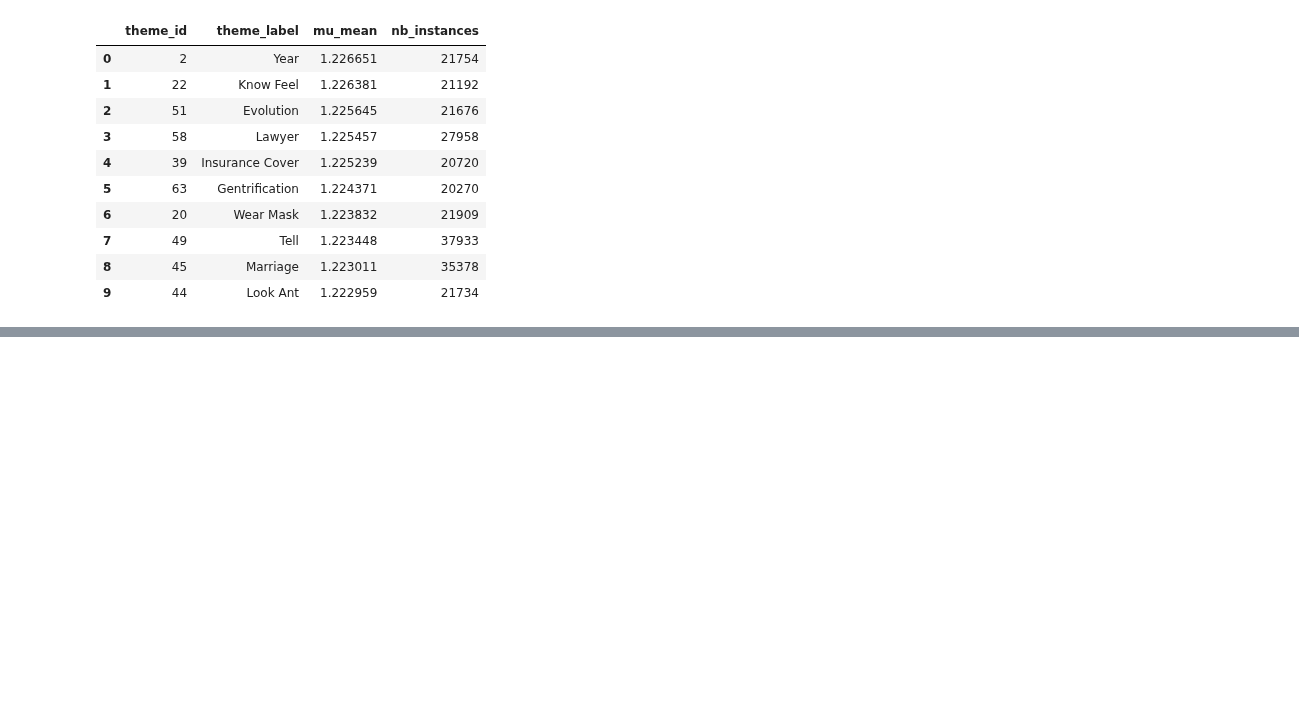
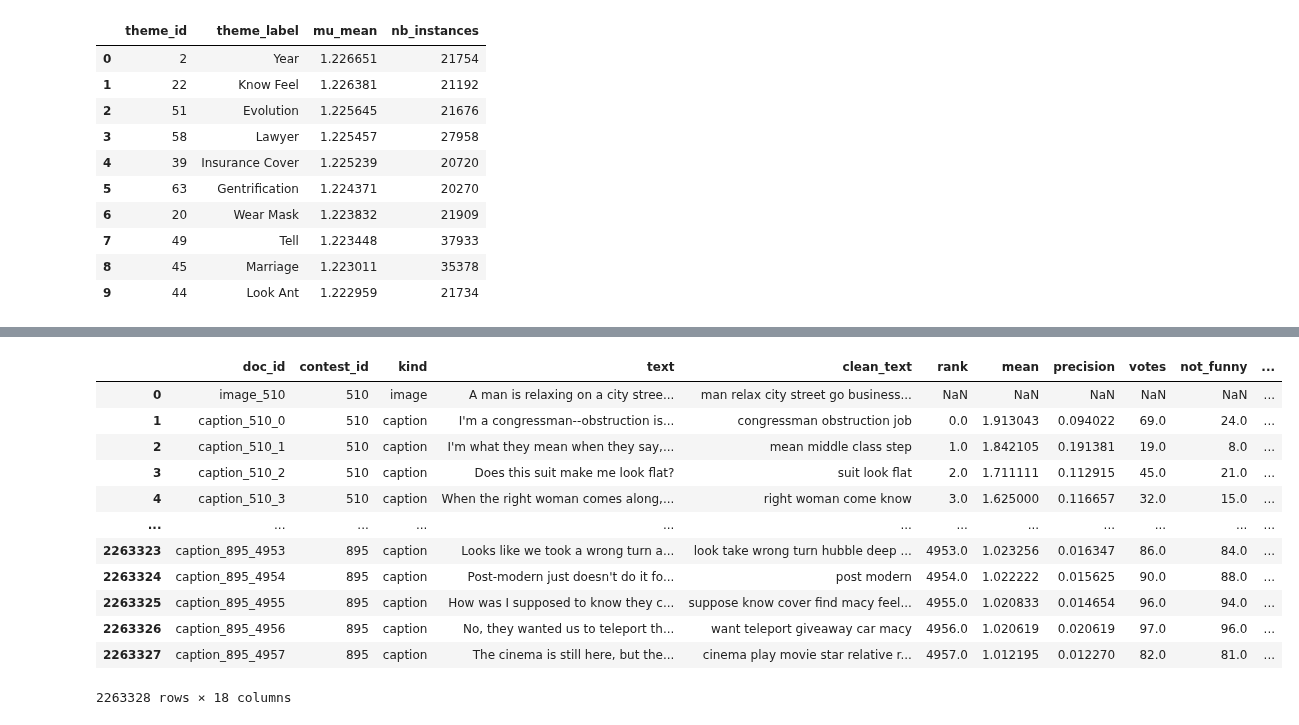
Before and after one commit to epfl-ada/ada-2025-project-json-derulo, a Jupyter notebook: src/Mariem/Themes_time.ipynb, the cells around one changed output, grey strips where cells are left out. Drawn from its saved outputs; the diff is of its cells as text; code cells hidden in the pictures; blank space fills up the shorter version.

```diff
--- a/src/Mariem/Themes_time.ipynb
+++ b/src/Mariem/Themes_time.ipynb
@@ -104,0 +93,41 @@ docs_with_year[['contest_id', 'contest_day_publish', 'contest_year']].head(10)
+# %%
+import pandas as pd
+from datetime import datetime, timedelta
+
+docs_with_themes = pd.read_csv(DOC_THEMES_DIR)
+llm_df = pd.read_csv(Themes_aug_DIR)
+
+# make sure contest_id is numeric
+docs_with_themes["contest_id"] = docs_with_themes["contest_id"].astype(int)
+
+base_publish = datetime.strptime("2016.02.22", "%Y.%m.%d")
+
+# publish date from weekly schedule
+docs_with_themes["contest_day_publish"] = docs_with_themes["contest_id"].apply(
+    lambda cid: base_publish + timedelta(days=(cid - 510) * 7)
+)
+
+# year column
+docs_with_themes["contest_publish_year"] = docs_with_themes["contest_day_publish"].dt.year
+
+# quick sanity check
+print(docs_with_themes[["contest_id", "contest_day_publish", "contest_publish_year"]]
+      .drop_duplicates()
+      .sort_values("contest_id")
+      .head(10))
+
+
+# Build mapping theme_id -> label
+llm_map = dict(zip(llm_df["caption_id"].astype(int), llm_df["gen_label"]))
+
+# Ensure theme_id is int
+docs_with_themes["theme_id"] = docs_with_themes["theme_id"].astype(int)
+
+# Add Ollama label column
+docs_with_themes["theme_label_llm"] = docs_with_themes["theme_id"].map(llm_map).fillna("Unknown").str.title()
+
+# Quick check
+print(docs_with_themes[["theme_id", "theme_label_llm"]].drop_duplicates().head(10))
+
+# save (optional)
+#docs_with_themes.to_csv(DOC_THEMES_DIR, index=False)
@@ -104,0 +152,16 @@ docs_with_year[['contest_id', 'contest_day_publish', 'contest_year']].head(10)
+# %%
+docs_with_themes
+# %% [output]
+|  | doc_id | contest_id | kind | text | clean_text | rank | mean | precision | votes | not_funny | ... |
+| 0 | image_510 | 510 | image | A man is relaxing on a city stree... | man relax city street go business... | NaN | NaN | NaN | NaN | NaN | ... |
+| 1 | caption_510_0 | 510 | caption | I'm a congressman--obstruction is... | congressman obstruction job | 0.0 | 1.913043 | 0.094022 | 69.0 | 24.0 | ... |
+| 2 | caption_510_1 | 510 | caption | I'm what they mean when they say,... | mean middle class step | 1.0 | 1.842105 | 0.191381 | 19.0 | 8.0 | ... |
+| 3 | caption_510_2 | 510 | caption | Does this suit make me look flat? | suit look flat | 2.0 | 1.711111 | 0.112915 | 45.0 | 21.0 | ... |
+| 4 | caption_510_3 | 510 | caption | When the right woman comes along,... | right woman come know | 3.0 | 1.625000 | 0.116657 | 32.0 | 15.0 | ... |
+| ... | ... | ... | ... | ... | ... | ... | ... | ... | ... | ... | ... |
+| 2263323 | caption_895_4953 | 895 | caption | Looks like we took a wrong turn a... | look take wrong turn hubble deep ... | 4953.0 | 1.023256 | 0.016347 | 86.0 | 84.0 | ... |
+| 2263324 | caption_895_4954 | 895 | caption | Post-modern just doesn't do it fo... | post modern | 4954.0 | 1.022222 | 0.015625 | 90.0 | 88.0 | ... |
+| 2263325 | caption_895_4955 | 895 | caption | How was I supposed to know they c... | suppose know cover find macy feel... | 4955.0 | 1.020833 | 0.014654 | 96.0 | 94.0 | ... |
+| 2263326 | caption_895_4956 | 895 | caption | No, they wanted us to teleport th... | want teleport giveaway car macy | 4956.0 | 1.020619 | 0.020619 | 97.0 | 96.0 | ... |
+| 2263327 | caption_895_4957 | 895 | caption | The cinema is still here, but the... | cinema play movie star relative r... | 4957.0 | 1.012195 | 0.012270 | 82.0 | 81.0 | ... |
+2263328 rows × 18 columns
```
Also changed, not shown: parts of 18 cells of this notebook, 7 other files.
